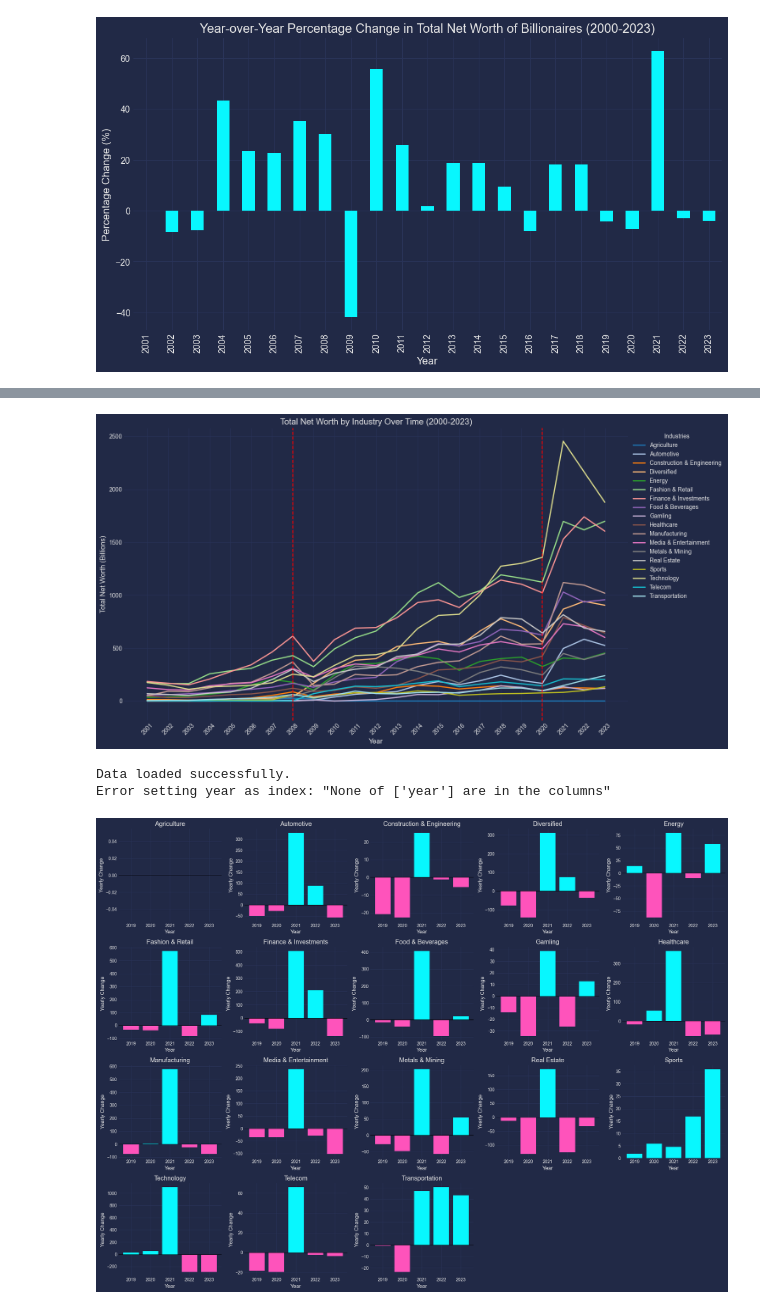
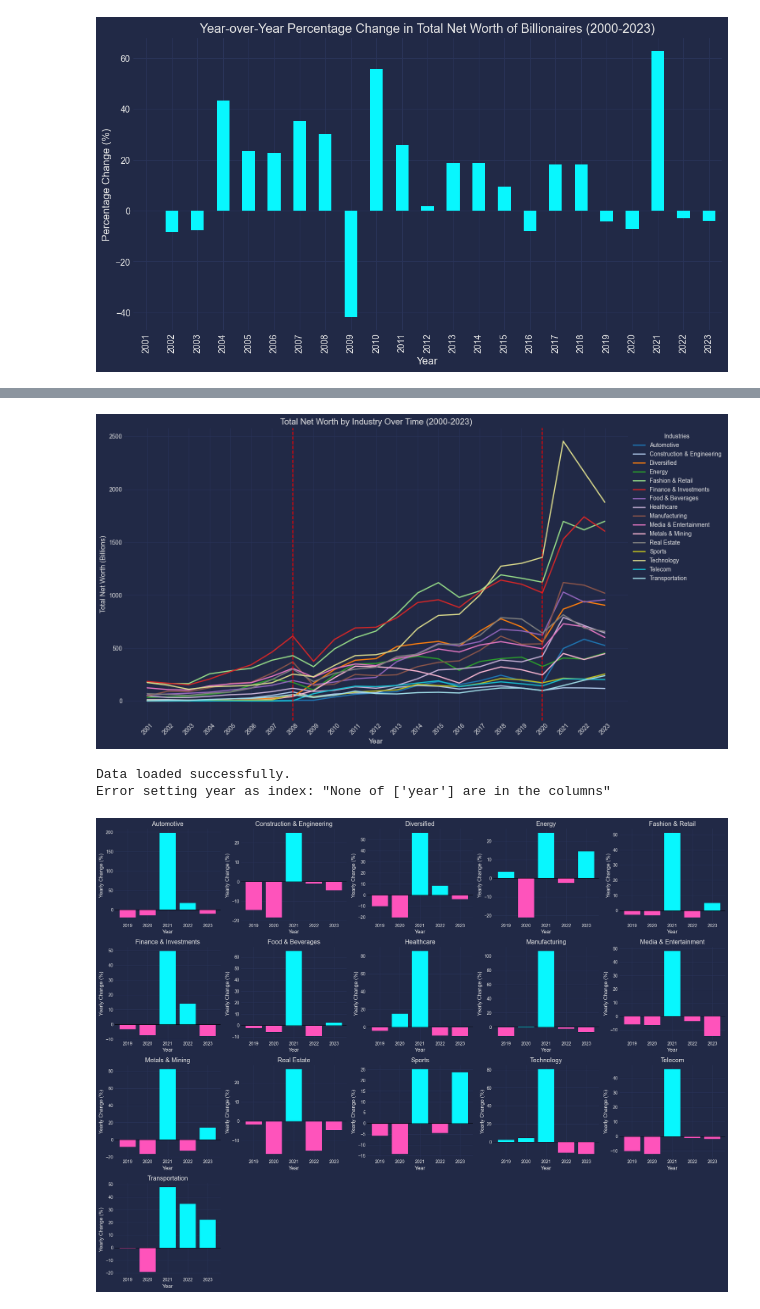
Before and after one commit to hcagatayyilmaz/data-literacy-extreme-wealth-analysis, a Jupyter notebook: data-literacy-project-extreme-wealth-analysis.ipynb, the cells around one changed output, grey strips where cells are left out. Cells and saved outputs as stored; diff of their text form; code cells hidden in the pictures.

Commit message:
almost finalize industry billionaire

```diff
--- a/data-literacy-project-extreme-wealth-analysis.ipynb
+++ b/data-literacy-project-extreme-wealth-analysis.ipynb
@@ -22,3 +20,41 @@ url_2020_2023 = 'billionaires_2000_2023.csv'
 dataset_2023 = pd.read_csv(url_2023)
 dataset_2000_2023 = pd.read_csv(url_2020_2023)
 dataset_2024 = pd.read_csv(url_2024)
+# %%
+# Assuming dataset_2023 is your DataFrame and it's already loaded
+try:
+    # Calculate the total wealth and the number of billionaires per industry
+    industry_wealth = dataset_2023.groupby('industries')['finalWorth'].sum().nlargest(15)
+    industry_counts = dataset_2023['industries'].value_counts().loc[industry_wealth.index]
+
+    # Create a DataFrame from the wealth sums and counts
+    df1 = pd.DataFrame({'Industry': industry_wealth.index, 'Wealth': industry_wealth.values / 1000, 'Count': industry_counts.values})
+
+    # Normalize the Wealth values for bubble sizes
+    # Here we normalize the sizes to ensure that even the smallest bubble is visible and the largest doesn't overwhelm the chart
+    max_bubble_size = 20000  # Adjust the maximum bubble size as needed
+    df1['Wealth_scaled'] = (df1['Wealth'] / df1['Wealth'].max()) * max_bubble_size
+
+    # Create the bubble chart using Matplotlib
+    plt.figure(figsize=(16, 10))  # Adjusted figure size for better visibility
+    scatter = plt.scatter(df1['Industry'], df1['Count'], s=df1['Wealth_scaled'], alpha=0.5)
+
+    # Add annotations inside the bubbles
+    for i, row in df1.iterrows():
+        plt.text(row['Industry'], row['Count'], f"${int(row['Wealth'])}B",
+                 horizontalalignment='center', fontsize=10, color='white', weight='bold')
+
+    # Adjust the axes for better fit, adding some padding around the bubbles
+    plt.xticks(rotation=45, ha='right')
+    plt.xlim([-2, len(df1['Industry'])])  # Set x-axis limits to add padding
+    plt.ylim(0, max(df1['Count'])*1.2)  # Set y-axis limits to add padding
+    plt.xlabel('Industry')
+    plt.ylabel('Total Number Of Billionaires')
+    plt.title('Number of Billionaires and Their Total Wealth per Industry (Top 15)')
+    plt.grid(True)
+
+    # Show the bubble chart
+    plt.tight_layout()
+    plt.show()
+except Exception as e:
+    print(f"Error: {e}")
@@ -109,7 +161,7 @@ def standardize_industries(df):
         'Beverage': 'Food & Beverages',
         'Services': 'Consumer Services',
         'Consumer': 'Consumer Services',
-        'Casino':'Gamling',
+        'Casino':'Gambling',
         'Steel':'Metals & Mining',
         'Coal': 'Metals & Mining',
         'Service': 'Consumer Services',
@@ -133,6 +185,7 @@ def standardize_industries(df):
         'Consumer Services': ' Media & Entertainment',
         'Biotechnology': 'Healthcare',
         'Hotels & Leisure': 'Real Estate',
+        'Agriculture': 'Food & Beverages',
 
         # Add more conditions here as needed
     }
@@ -213,7 +266,7 @@ plt.axvline(x='2020', color='red', linestyle='--')
 plt.tight_layout()  # This will adjust the plotting area to fit all labels and legends properly
 plt.show()
 # %% [output]
-[figure, old version]
+[figure, new version]
 # %%
 # Try loading the data
 try:
@@ -235,37 +288,37 @@ try:
   pivot_table_transposed = pivot_table_2018_2023.transpose()
 
   # Calculate the year-over-year percentage change
-  percentage_changes = pivot_table_transposed.diff(axis=1)
+  percentage_changes = pivot_table_transposed.pct_change(axis=1) * 100
 
   # Setting up a 4x5 grid of subplots
   fig, axs = plt.subplots(4, 5, figsize=(20, 15))
 
   # Flatten the array of axes for easy iteration
   axs = axs.flatten()
 
   # Iterate through the DataFrame columns and create a subplot for each industry
   for i, industry in enumerate(percentage_changes.index):
     ax = axs[i]
     ax.bar(percentage_changes.columns, percentage_changes.loc[industry],
          color=['#FE53BB' if x < 0 else '#08F7FE' for x in percentage_changes.loc[industry]])
     ax.set_title(industry)
-    ax.set_ylabel('Yearly Change')
+    ax.set_ylabel('Yearly Change (%)')
     ax.set_xlabel('Year')
     ax.axhline(0, color='black', linewidth=0.8)  # Add a line at zero
     ax.grid(True, axis='y')
 
   # Hide any unused subplots if there are less than 20 industries
   for i in range(len(percentage_changes.index), len(axs)):
     axs[i].set_visible(False)
 
   # Adjust the layout to prevent overlap
   plt.tight_layout()
 
   # Display the plot
   plt.show()
 except Exception as e:
   print(f"Error in plotting: {e}")
 # %% [output]
 Data loaded successfully.
 Error setting year as index: "None of ['year'] are in the columns"
-[figure, old version]
+[figure, new version]
```
Also changed, not shown: parts of 4 cells of this notebook, 2 other files.
